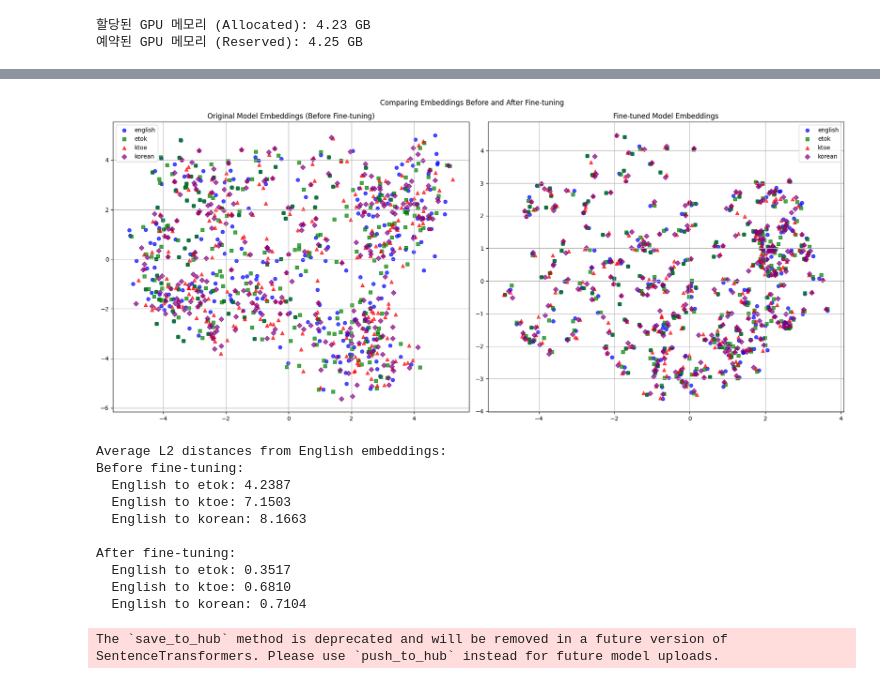
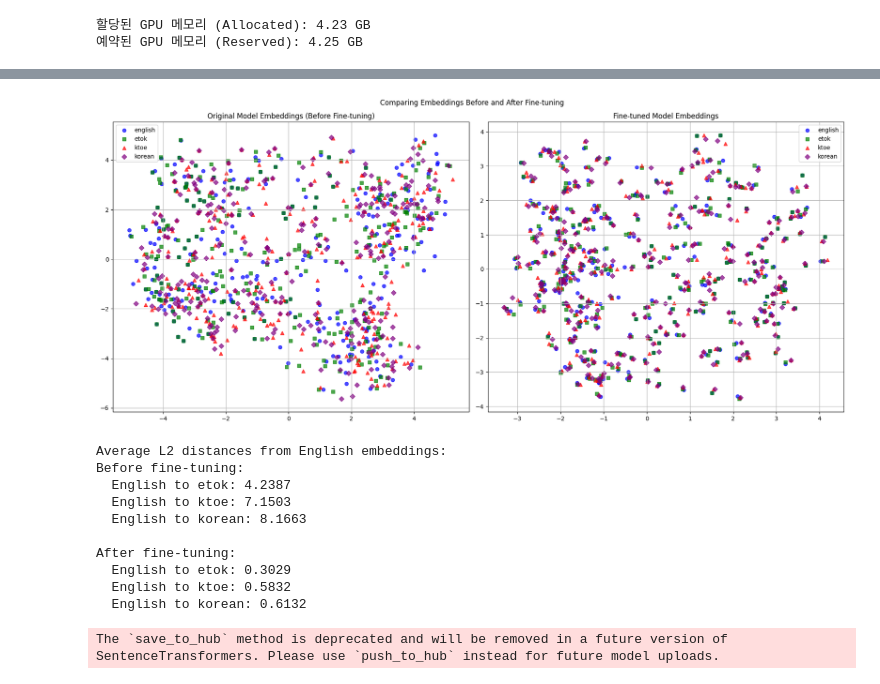
Before and after one commit to hyoseok-bang/bgem3-finetune, a Jupyter notebook: finetune_exp.ipynb, the cells around one changed output, grey strips where cells are left out. Drawn from its saved outputs; the diff is of its cells as text; code cells hidden in the pictures.

```diff
--- a/finetune_exp.ipynb
+++ b/finetune_exp.ipynb
@@ -717,10 +717,10 @@ finetuner = EmbeddingFinetuner()
 
 # Create dataset and dataloader
 dataset = MultilingualDataset(data, finetuner.tokenizer)
-dataloader = DataLoader(dataset, batch_size=5, shuffle=True)
+dataloader = DataLoader(dataset, batch_size=8, shuffle=True)
 
 # Finetune the model
-finetuner.finetune(dataloader, num_epochs=5, lr=2e-5)
+finetuner.finetune(dataloader, num_epochs=10, lr=2e-5)
 
 finetuner.save_model("multilingual_embedding_model")
 
@@ -738,5 +743,5 @@ Epoch 5/5, Total Loss: 0.0289, Contrastive Loss: 0.0277, Scale Loss: 0.0004
 모델이 'multilingual_embedding_model.pt'에 저장되었습니다.
-[figure, old version]
+[figure, new version]
 Average L2 distances from English embeddings:
 Before fine-tuning:
   English to etok: 4.2387
@@ -744,9 +749,9 @@ Before fine-tuning:
   English to korean: 8.1663
 
 After fine-tuning:
-  English to etok: 0.3517
-  English to ktoe: 0.6810
-  English to korean: 0.7104
+  English to etok: 0.3029
+  English to ktoe: 0.5832
+  English to korean: 0.6132
 # %%
 torch.cuda.empty_cache()
 # %%
```
Also changed, not shown: parts of 1 cell of this notebook, 2 other files.
